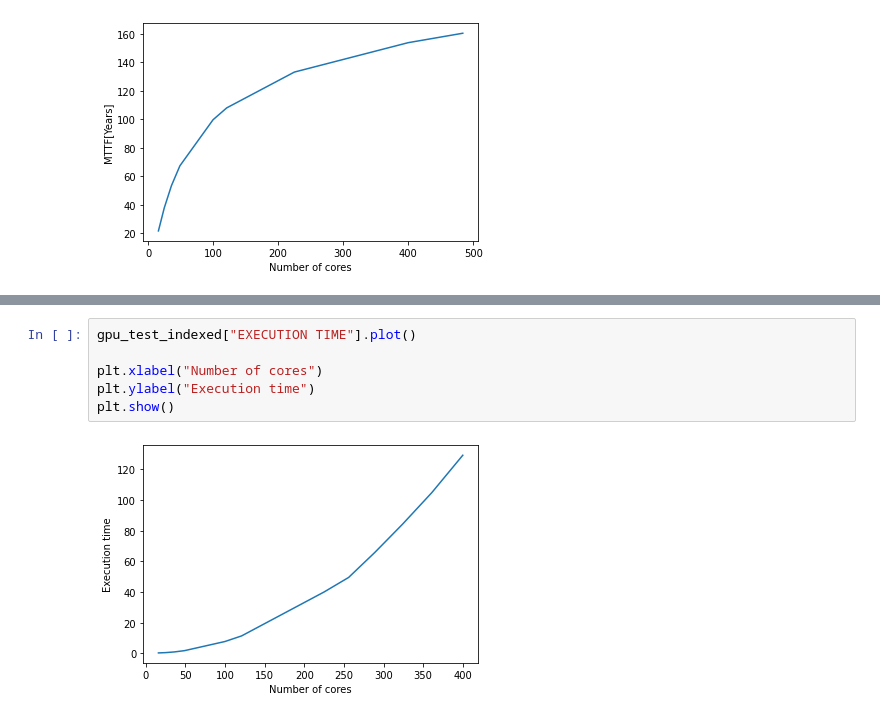
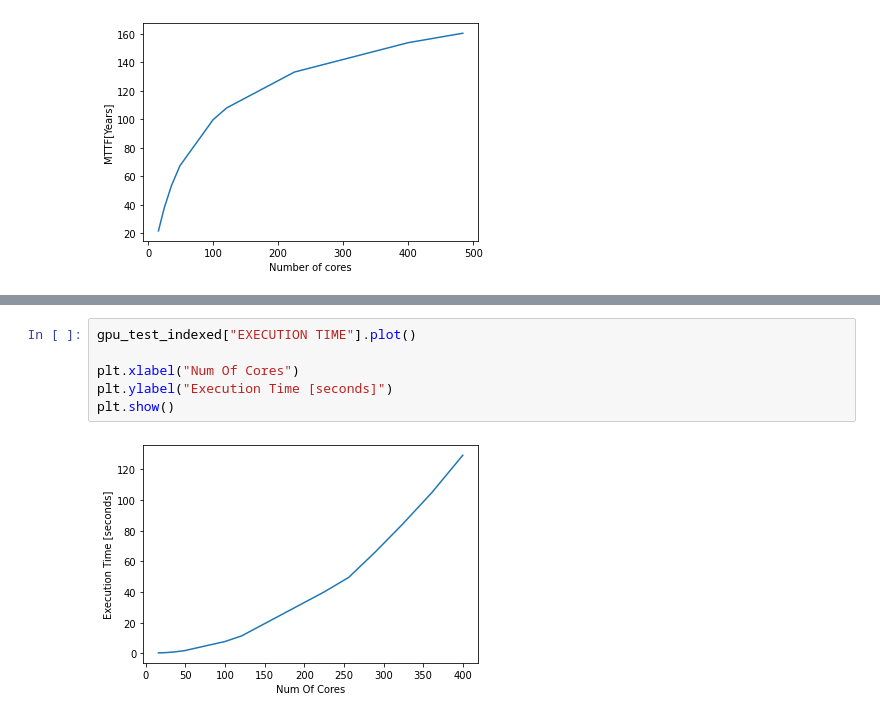
Before and after one commit to D4De/caliper-gpu, a Jupyter notebook: sequential_profile.ipynb, the cells around one changed output, grey strips where cells are left out. Drawn from its saved outputs; the diff is of its cells as text.

```diff
--- a/sequential_profile.ipynb
+++ b/sequential_profile.ipynb
@@ -115,11 +115,11 @@ gpu_test_indexed
 # %%
 gpu_test_indexed["EXECUTION TIME"].plot()
 
-plt.xlabel("Number of cores")
-plt.ylabel("Execution time")
+plt.xlabel("Num Of Cores")
+plt.ylabel("Execution Time [seconds]")
 plt.show()
 # %% [output]
-[figure, old version]
+[figure, new version]
 # %%
 # Naming the x-axis, y-axis and the whole graph
 gpu_test.reset_index(inplace = True)
```
Also changed, not shown: parts of 4 cells of this notebook, 18 other files.
